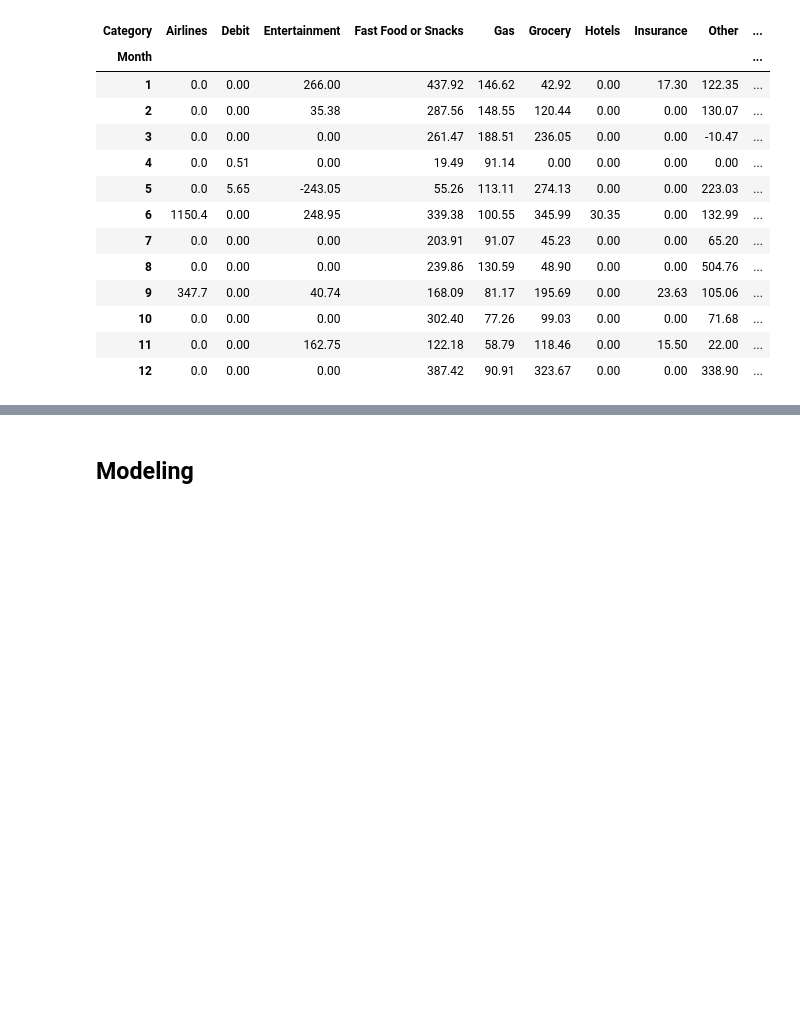
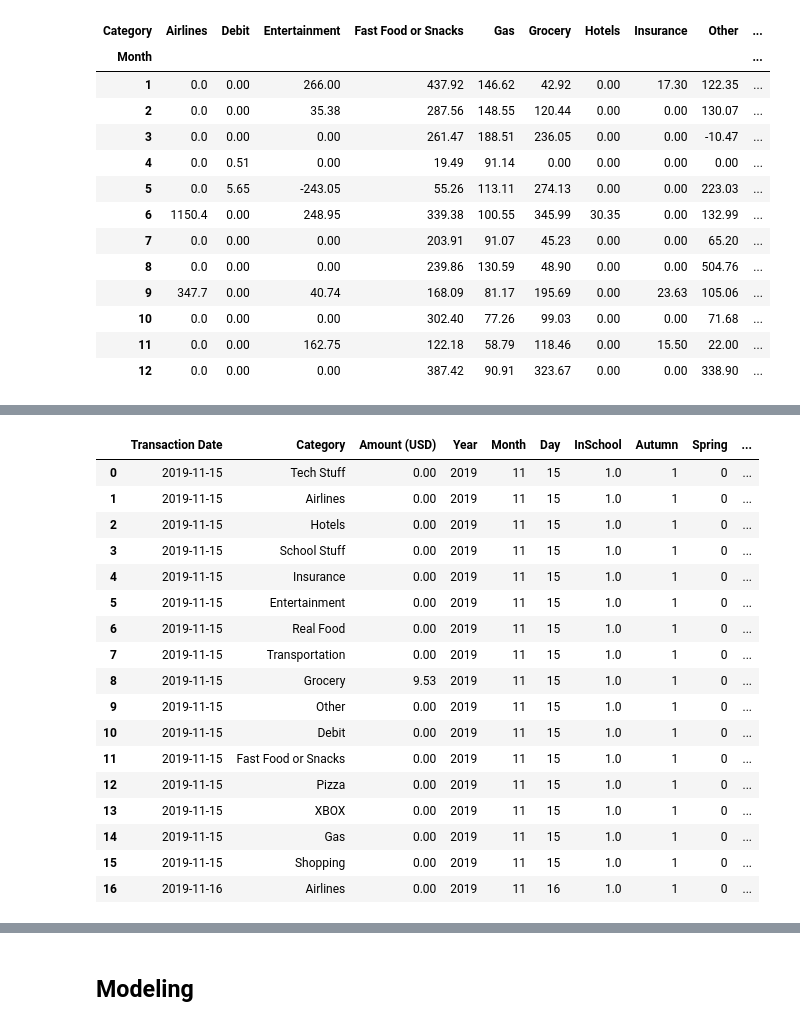
Before and after one commit to Dmoke14/Personal-Finances, a Jupyter notebook: Financial Analytics.ipynb, the cells around one changed output, grey strips where cells are left out. Cells and saved outputs as stored; diff of their text form; code cells hidden in the pictures; blank space fills up the shorter version.

```diff
--- a/Financial Analytics.ipynb
+++ b/Financial Analytics.ipynb
@@ -448,0 +425,81 @@ modeling_data.head()
+# %%
+### Rearrange the Data for Modeling ###
+
+# Build an empty Data Frame to start
+modeling_data = pd.DataFrame()
+
+# Transaction Date - 16 categories, so 16 rows per date
+date_rng = pd.date_range(start = '11/15/2019', end = '10/30/2020')
+date_rng_cat = list(itertools.chain.from_iterable(
+    itertools.repeat(x, len(all_transactions['Category'].unique()))
+    for x in date_rng))
+modeling_data['Transaction Date'] = date_rng_cat
+
+# Fill all Amount values to be 0
+modeling_data.loc[:, 'Amount (USD)'] = 0
+
+# Replicate the 16 categories per day
+modeling_data['Category'] = (list(all_transactions['Category'].unique())
+                           * int(len(date_rng_cat) / len(all_transactions['Category'].unique())))
+
+# Merge the 'empty data' with the original expenses and sum up by day -
+# one category per day with a total amount spent on that category that day
+modeling_data = pd.concat([modeling_data,
+                           all_transactions[['Transaction Date', 'Category', 'Amount (USD)']]],
+                          sort = False, ignore_index = False)
+modeling_data = modeling_data.sort_values('Transaction Date').reset_index().drop(columns = 'index')
+modeling_data = modeling_data.groupby(['Transaction Date', 'Category'], sort = False, as_index = False).sum()
+
+### Recreate the other variables like before ###
+# Date Numbers
+modeling_data['Year'] = modeling_data['Transaction Date'].dt.year
+modeling_data['Month'] = modeling_data['Transaction Date'].dt.month
+modeling_data['Day'] = modeling_data['Transaction Date'].dt.day
+
+# Season and InSchool
+for i in modeling_data.index[:]:
+    if modeling_data.loc[i, 'Transaction Date'].month in [12, 1, 2]:
+        modeling_data.loc[i, 'Season'] = 'Winter'
+        modeling_data.loc[i, 'InSchool'] = 1
+    elif modeling_data.loc[i, 'Transaction Date'].month in [3, 4, 5]:
+        modeling_data.loc[i, 'Season'] = 'Spring'
+        modeling_data.loc[i, 'InSchool'] = 1
+    elif modeling_data.loc[i, 'Transaction Date'].month in [6, 7, 8]:
+        modeling_data.loc[i, 'Season'] = 'Summer'
+        modeling_data.loc[i, 'InSchool'] = 0
+    elif modeling_data.loc[i, 'Transaction Date'].month in [9, 10, 11]:
+        modeling_data.loc[i, 'Season'] = 'Autumn'
+        modeling_data.loc[i, 'InSchool'] = 1
+modeling_data = modeling_data.merge(pd.get_dummies(modeling_data['Season']), left_index = True, right_index = True)
+modeling_data.drop(columns = 'Season', inplace = True)
+
+# Employment (because of COVID)
+for i in modeling_data.index[:]:
+    if modeling_data.loc[i, 'Transaction Date'].month in [1, 2, 3, 9, 10, 11, 12]:
+        modeling_data.loc[i, 'Employed'] = 1
+    elif modeling_data.loc[i, 'Transaction Date'].month in [4, 5, 6, 7, 8]:
+        modeling_data.loc[i, 'Employed'] = 0
+
+# Categories
+modeling_data = modeling_data.merge(pd.get_dummies(modeling_data['Category']), left_index = True, right_index = True)
+
+modeling_data.head(17)
+# %% [output]
+|  | Transaction Date | Category | Amount (USD) | Year | Month | Day | InSchool | Autumn | Spring | ... |
+| 0 | 2019-11-15 | Tech Stuff | 0.00 | 2019 | 11 | 15 | 1.0 | 1 | 0 | ... |
+| 1 | 2019-11-15 | Airlines | 0.00 | 2019 | 11 | 15 | 1.0 | 1 | 0 | ... |
+| 2 | 2019-11-15 | Hotels | 0.00 | 2019 | 11 | 15 | 1.0 | 1 | 0 | ... |
+| 3 | 2019-11-15 | School Stuff | 0.00 | 2019 | 11 | 15 | 1.0 | 1 | 0 | ... |
+| 4 | 2019-11-15 | Insurance | 0.00 | 2019 | 11 | 15 | 1.0 | 1 | 0 | ... |
+| 5 | 2019-11-15 | Entertainment | 0.00 | 2019 | 11 | 15 | 1.0 | 1 | 0 | ... |
+| 6 | 2019-11-15 | Real Food | 0.00 | 2019 | 11 | 15 | 1.0 | 1 | 0 | ... |
+| 7 | 2019-11-15 | Transportation | 0.00 | 2019 | 11 | 15 | 1.0 | 1 | 0 | ... |
+| 8 | 2019-11-15 | Grocery | 9.53 | 2019 | 11 | 15 | 1.0 | 1 | 0 | ... |
+| 9 | 2019-11-15 | Other | 0.00 | 2019 | 11 | 15 | 1.0 | 1 | 0 | ... |
+| 10 | 2019-11-15 | Debit | 0.00 | 2019 | 11 | 15 | 1.0 | 1 | 0 | ... |
+| 11 | 2019-11-15 | Fast Food or Snacks | 0.00 | 2019 | 11 | 15 | 1.0 | 1 | 0 | ... |
+| 12 | 2019-11-15 | Pizza | 0.00 | 2019 | 11 | 15 | 1.0 | 1 | 0 | ... |
+| 13 | 2019-11-15 | XBOX | 0.00 | 2019 | 11 | 15 | 1.0 | 1 | 0 | ... |
+| 14 | 2019-11-15 | Gas | 0.00 | 2019 | 11 | 15 | 1.0 | 1 | 0 | ... |
+| 15 | 2019-11-15 | Shopping | 0.00 | 2019 | 11 | 15 | 1.0 | 1 | 0 | ... |
+| 16 | 2019-11-16 | Airlines | 0.00 | 2019 | 11 | 16 | 1.0 | 1 | 0 | ... |
```
Also changed, not shown: parts of 28 cells of this notebook, 1 other file.
